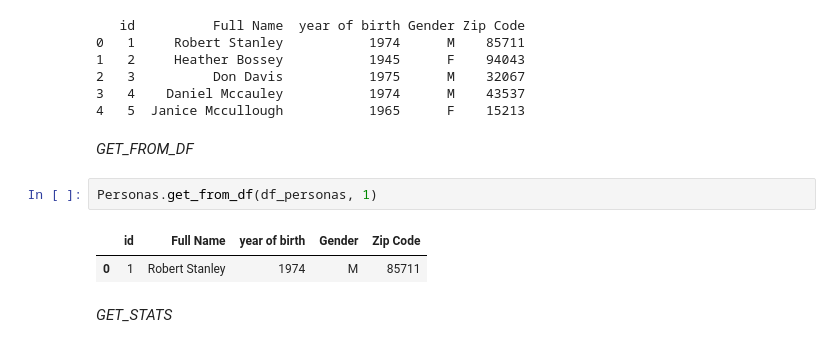
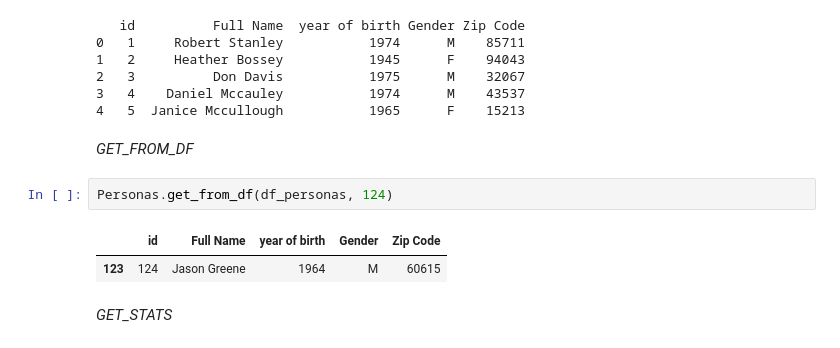
Before and after one commit to Matiudesa/tp-deep-learning, a Jupyter notebook: controllers/Desmontracion.ipynb, the cells around one changed output. Cells and saved outputs as stored; diff of their text form.

```diff
--- a/controllers/Desmontracion.ipynb
+++ b/controllers/Desmontracion.ipynb
@@ -40,10 +40,10 @@ print(df_personas.head())
 # %% [markdown]
 *GET_FROM_DF*
 # %%
-Personas.get_from_df(df_personas, 1)
+Personas.get_from_df(df_personas, 124)
 # %% [output]
 |  | id | Full Name | year of birth | Gender | Zip Code |
-| 0 | 1 | Robert Stanley | 1974 | M | 85711 |
+| 123 | 124 | Jason Greene | 1964 | M | 60615 |
 # %% [markdown]
 *GET_STATS*
 # %%
```
Also changed, not shown: parts of 7 cells of this notebook, 3 other files.
